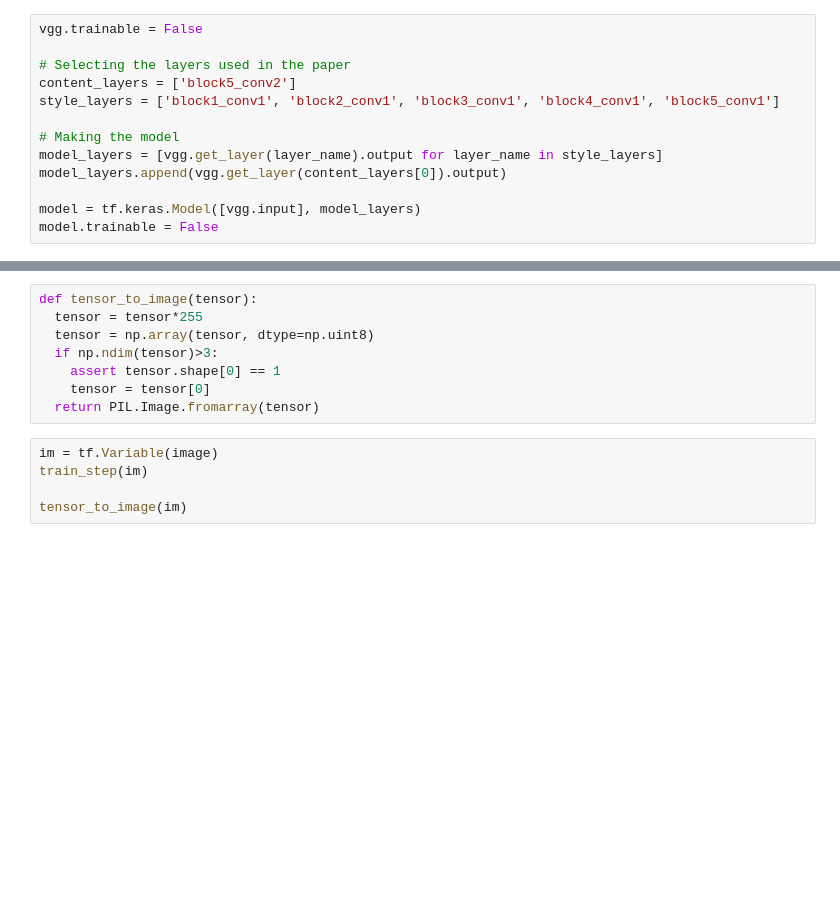
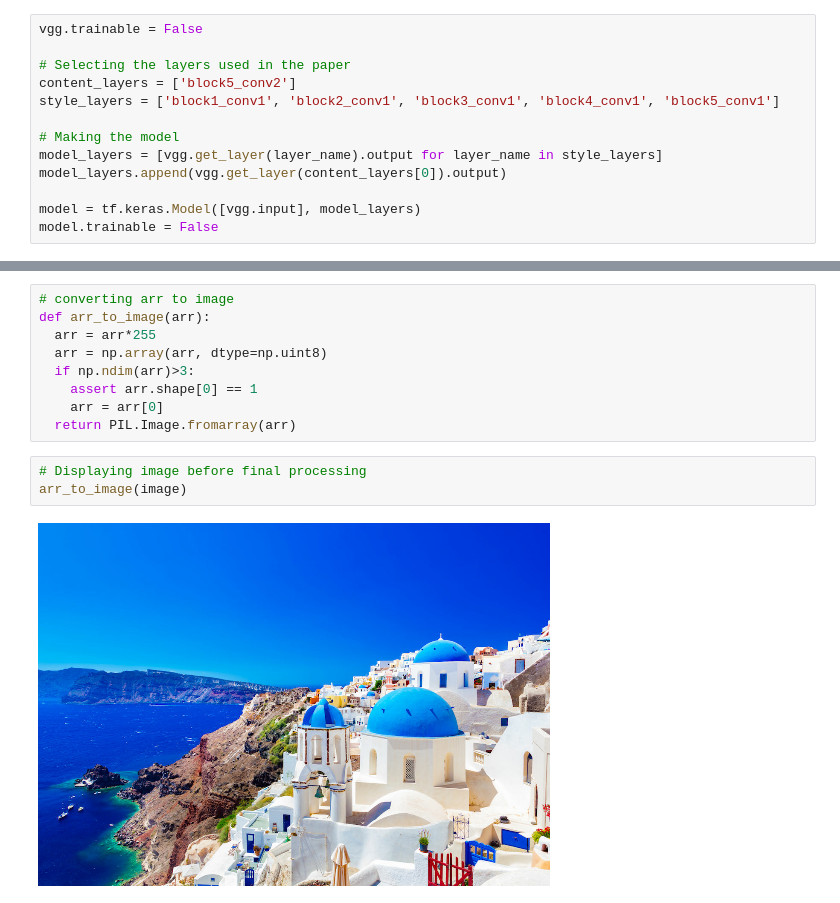
Before and after one commit to sahej-dev/deepSTEM, a Jupyter notebook: ArtisticNeuralNets.ipynb, the cells around one changed output, grey strips where cells are left out. Drawn from its saved outputs; the diff is of its cells as text; blank space fills up the shorter version.

```diff
--- a/ArtisticNeuralNets.ipynb
+++ b/ArtisticNeuralNets.ipynb
@@ -147,16 +162,17 @@ def train_step(image):
 # %%
-def tensor_to_image(tensor):
-  tensor = tensor*255
-  tensor = np.array(tensor, dtype=np.uint8)
-  if np.ndim(tensor)>3:
-    assert tensor.shape[0] == 1
-    tensor = tensor[0]
-  return PIL.Image.fromarray(tensor)
+# converting arr to image
+def arr_to_image(arr):
+  arr = arr*255
+  arr = np.array(arr, dtype=np.uint8)
+  if np.ndim(arr)>3:
+    assert arr.shape[0] == 1
+    arr = arr[0]
+  return PIL.Image.fromarray(arr)
-# %%
-im = tf.Variable(image)
-train_step(im)
-
-tensor_to_image(im)
+# %%
+# Displaying image before final processing
+arr_to_image(image)
+# %% [output]
+[figure, added]
 # %%
 im = tf.Variable(image)
 
```
Also changed, not shown: parts of 13 cells of this notebook, 2 other files.
